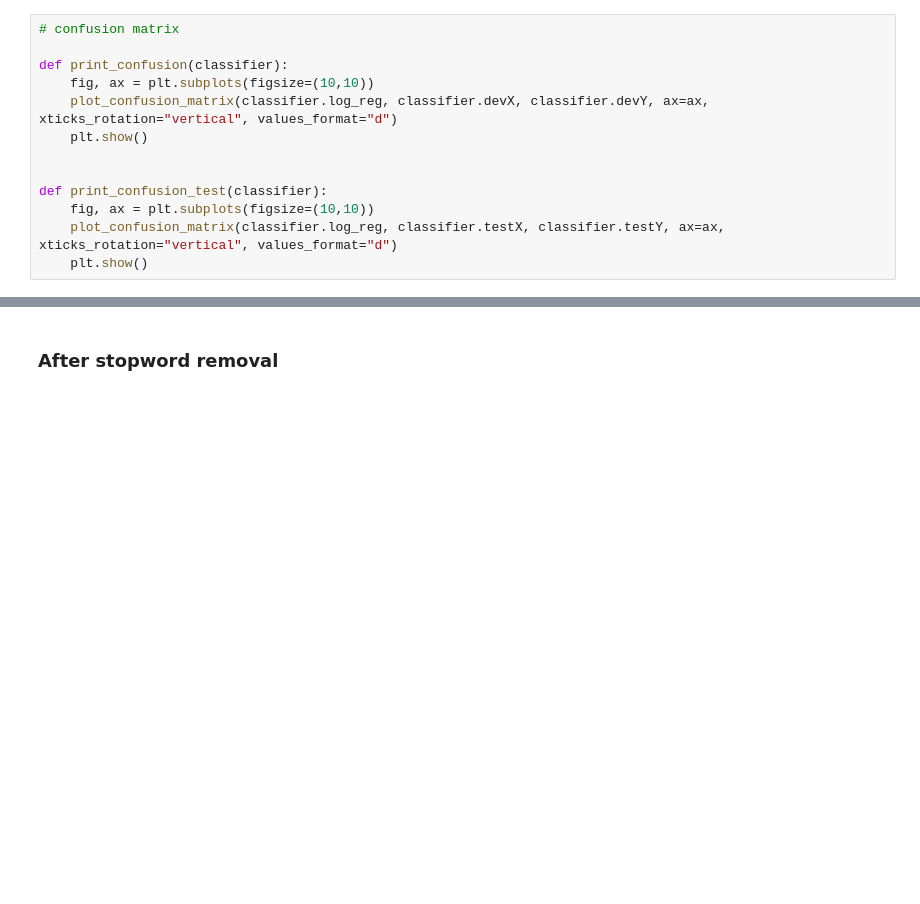
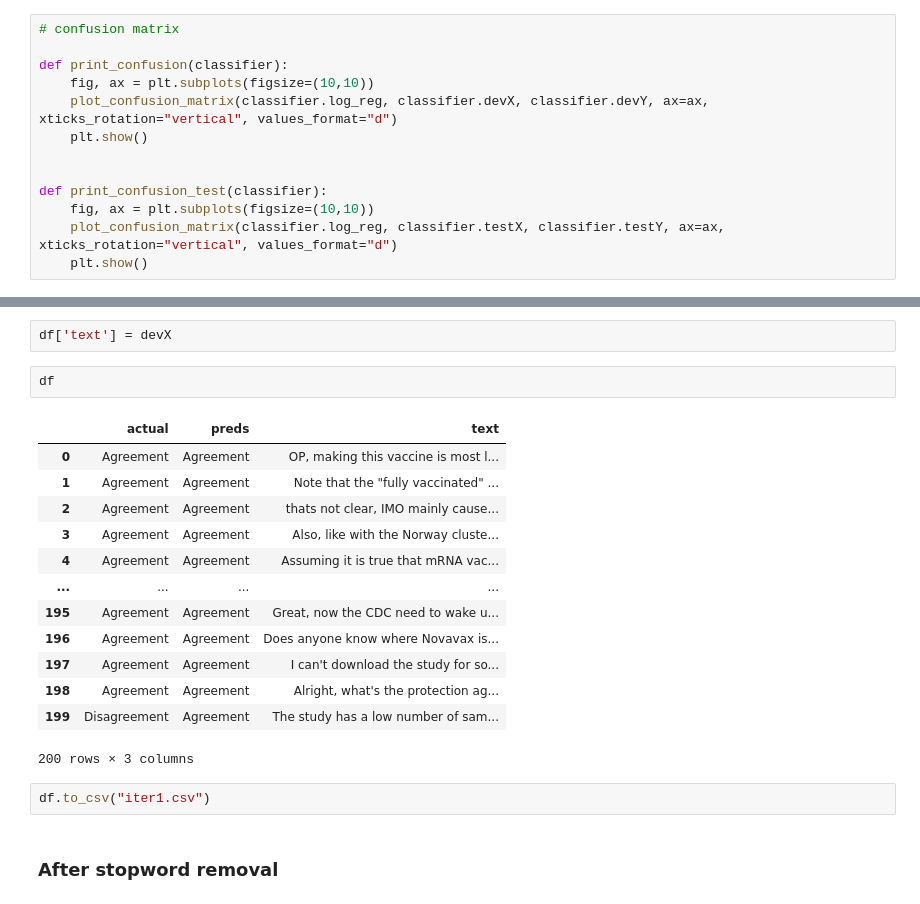
Before and after one commit to mangalm96/agreement_reddit_ap, a Jupyter notebook: LogReg.ipynb, the cells around one changed output, grey strips where cells are left out. Saved outputs shown, nothing was run; the diff lists cells and outputs as text; blank space fills up the shorter version.

```diff
--- a/LogReg.ipynb
+++ b/LogReg.ipynb
@@ -257,3 +309,23 @@ Neutral 0.162   has
+# %%
+df['text'] = devX
+# %%
+df
+# %% [output]
+|  | actual | preds | text |
+| 0 | Agreement | Agreement | OP, making this vaccine is most l... |
+| 1 | Agreement | Agreement | Note that the "fully vaccinated" ... |
+| 2 | Agreement | Agreement | thats not clear, IMO mainly cause... |
+| 3 | Agreement | Agreement | Also, like with the Norway cluste... |
+| 4 | Agreement | Agreement | Assuming it is true that mRNA vac... |
+| ... | ... | ... | ... |
+| 195 | Agreement | Agreement | Great, now the CDC need to wake u... |
+| 196 | Agreement | Agreement | Does anyone know where Novavax is... |
+| 197 | Agreement | Agreement | I can't download the study for so... |
+| 198 | Agreement | Agreement | Alright, what's the protection ag... |
+| 199 | Disagreement | Agreement | The study has a low number of sam... |
+200 rows × 3 columns
+# %%
+df.to_csv("iter1.csv")
 # %% [markdown]
 ### After stopword removal
 # %%
```
Also changed, not shown: parts of 27 cells of this notebook.
